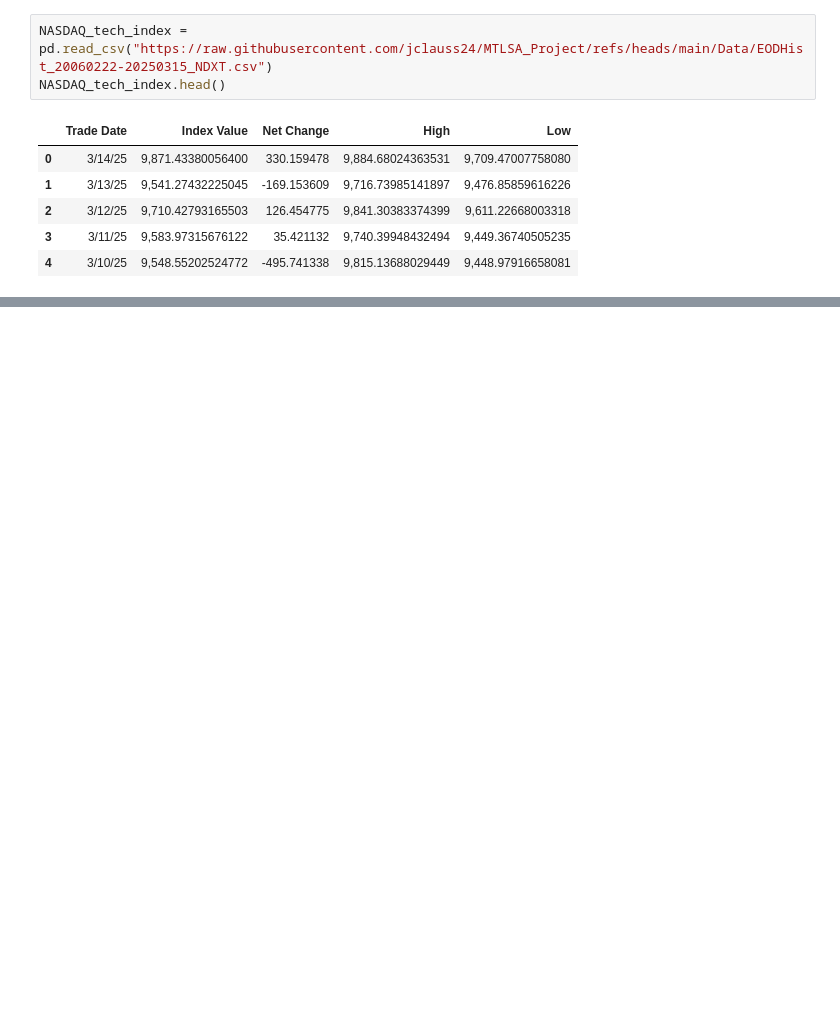
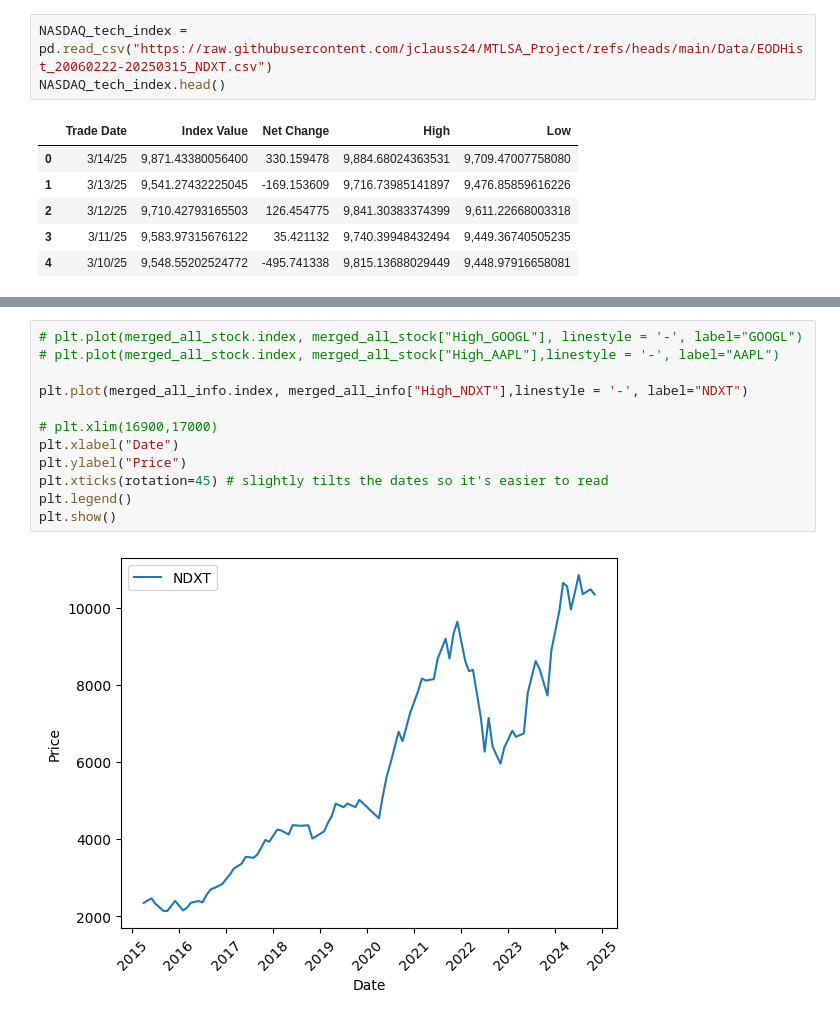
Before and after one commit to jclauss24/MTLSA_Project, a Jupyter notebook: DataProcessing/PrelimDataProcessing.ipynb, the cells around one changed output, grey strips where cells are left out. Saved outputs shown, nothing was run; the diff lists cells and outputs as text; blank space fills up the shorter version.

```diff
--- a/DataProcessing/PrelimDataProcessing.ipynb
+++ b/DataProcessing/PrelimDataProcessing.ipynb
@@ -16,0 +223,14 @@ NASDAQ_tech_index.head()
+# %%
+# plt.plot(merged_all_stock.index, merged_all_stock["High_GOOGL"], linestyle = '-', label="GOOGL")
+# plt.plot(merged_all_stock.index, merged_all_stock["High_AAPL"],linestyle = '-', label="AAPL")
+
+plt.plot(merged_all_info.index, merged_all_info["High_NDXT"],linestyle = '-', label="NDXT")
+
+# plt.xlim(16900,17000)
+plt.xlabel("Date")
+plt.ylabel("Price")
+plt.xticks(rotation=45) # slightly tilts the dates so it's easier to read
+plt.legend()
+plt.show()
+# %% [output]
+[figure, added]
```
Also changed, not shown: parts of 19 cells of this notebook.
